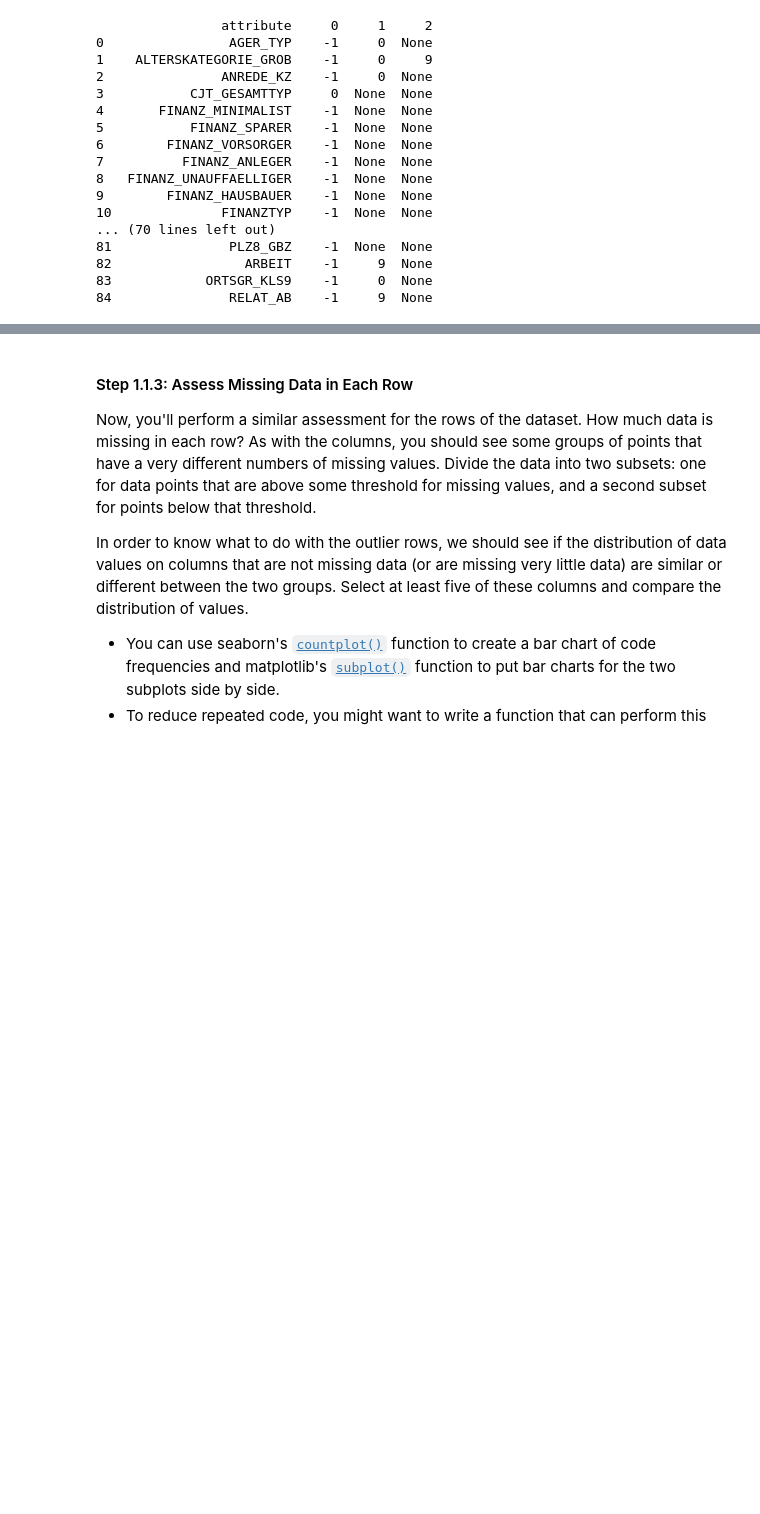
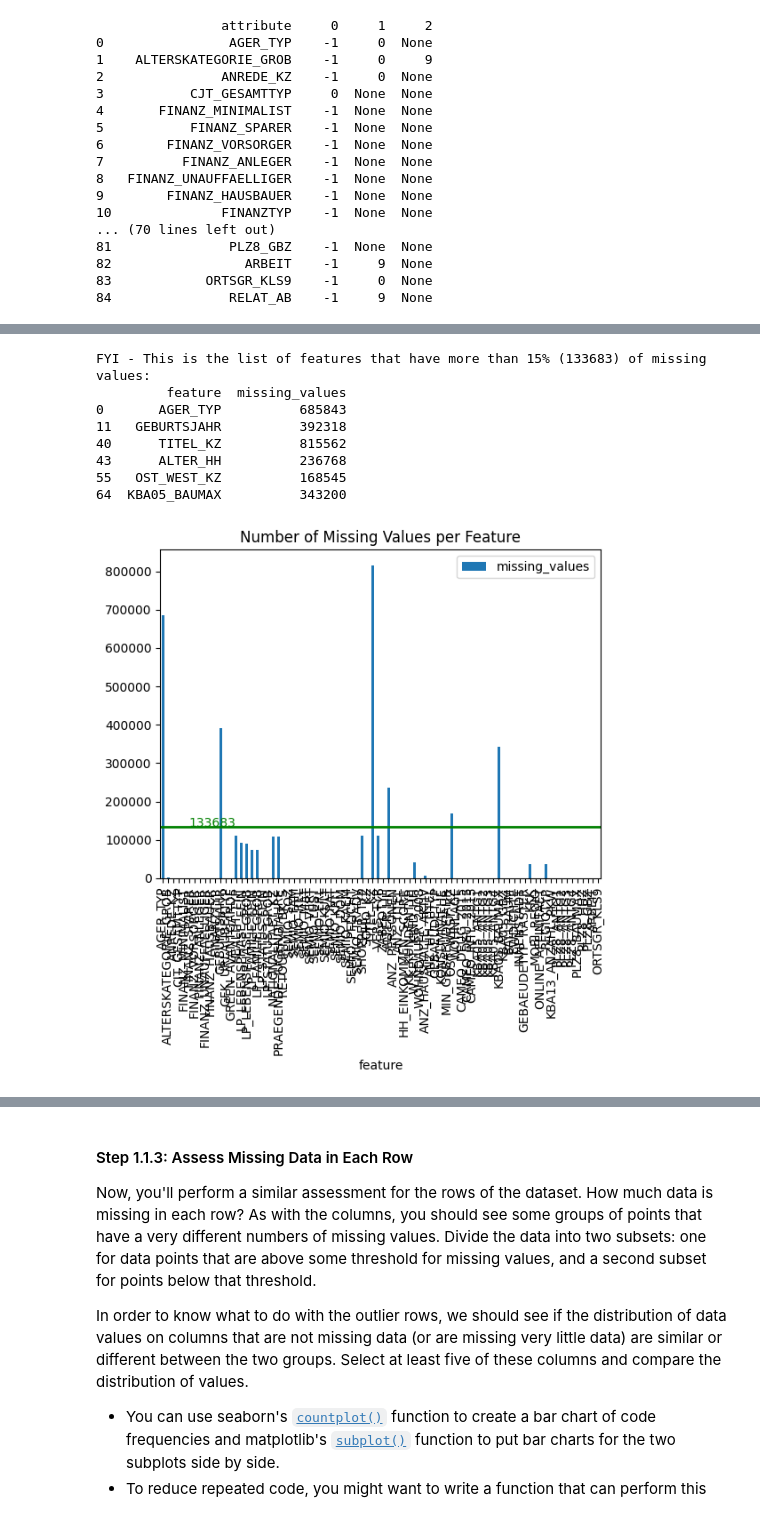
Before and after one commit to fab7/LESSONS-Unsupervised-Learning, a Jupyter notebook: project/Identify_Customer_Segments.ipynb, the cells around one changed output, grey strips where cells are left out. Drawn from its saved outputs; the diff is of its cells as text; code cells hidden in the pictures; blank space fills up the shorter version.

```diff
--- a/project/Identify_Customer_Segments.ipynb
+++ b/project/Identify_Customer_Segments.ipynb
@@ -233,10 +226,3 @@ if VERBOSE > 1:
 82                 ARBEIT    -1     9  None
 83            ORTSGR_KLS9    -1     0  None
 84               RELAT_AB    -1     9  None
-# %%
-count = azdias['CAMEO_DEUG_2015'].value_counts().get('X', 0)
-print(f"count_X={count}")
-count = azdias['CAMEO_DEU_2015'].value_counts().get('XX', 0)
-print(f"count_XX={count}")
-count = azdias['CAMEO_INTL_2015'].value_counts().get('XX', 0)
-print(f"count_XX={count}")
@@ -339,0 +291,2 @@ For the remaining features, are there any patterns in which columns have, or sha
+# %%
+azdias_nan, azdias_miss = convert_missing_values_codes_to_nan(azdias, df_codes)
@@ -339,0 +302,29 @@ For the remaining features, are there any patterns in which columns have, or sha
+# %%
+# Create a bar plot
+plot = azdias_miss.plot(kind='bar',
+                        title='Number of Missing Values per Feature',
+                        x='feature', y='missing_values')
+
+# Visualize and list the features that have more than a certain
+# number of missing values (as a percentage of the total values)
+miss_percent = 15.0
+miss_threshold = (int)(azdias_nan.shape[0] * miss_percent/100)
+
+print(f"FYI - This is the list of features that have more than {miss_percent:.0f}% ({miss_threshold}) of missing values:")
+print(azdias_miss[azdias_miss['missing_values'] >= miss_threshold])
+plot.axhline(y=miss_threshold, color= 'green', linewidth=2,
+             label=miss_threshold)
+plt.text(x=5, y=miss_threshold, s=miss_threshold, color='green')
+
+if VERBOSE > 2:
+    print(azdias_miss)
+# %% [output]
+FYI - This is the list of features that have more than 15% (133683) of missing values:
+         feature  missing_values
+0       AGER_TYP          685843
+11   GEBURTSJAHR          392318
+40      TITEL_KZ          815562
+43      ALTER_HH          236768
+55   OST_WEST_KZ          168545
+64  KBA05_BAUMAX          343200
+[figure, added]
```
Also changed, not shown: parts of 17 cells of this notebook.
